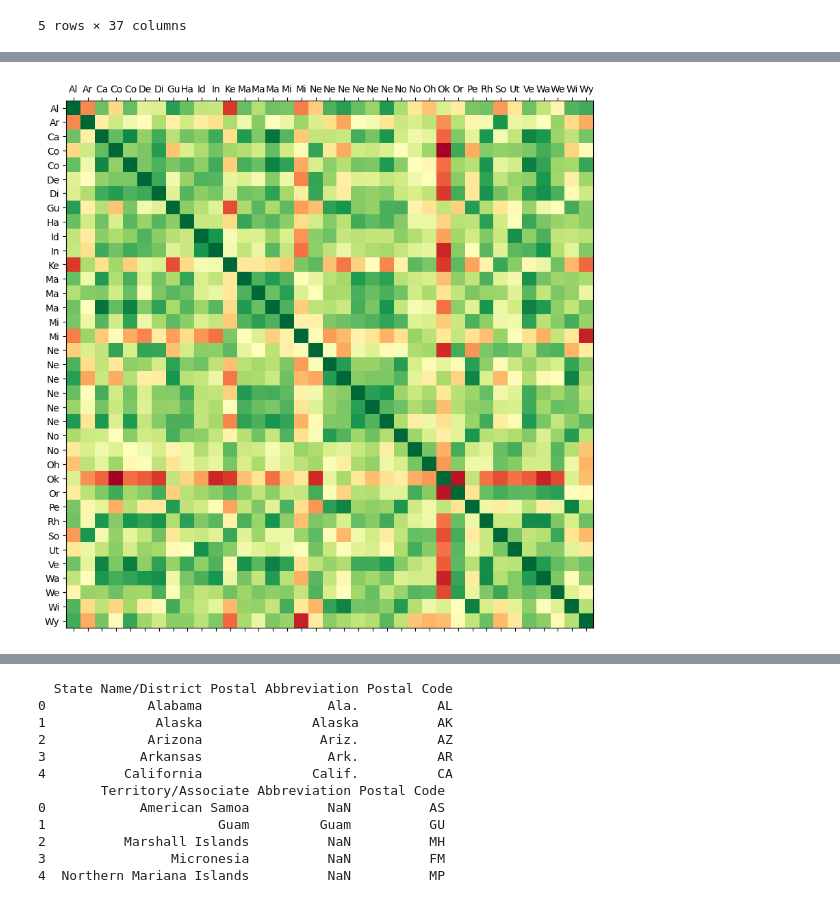
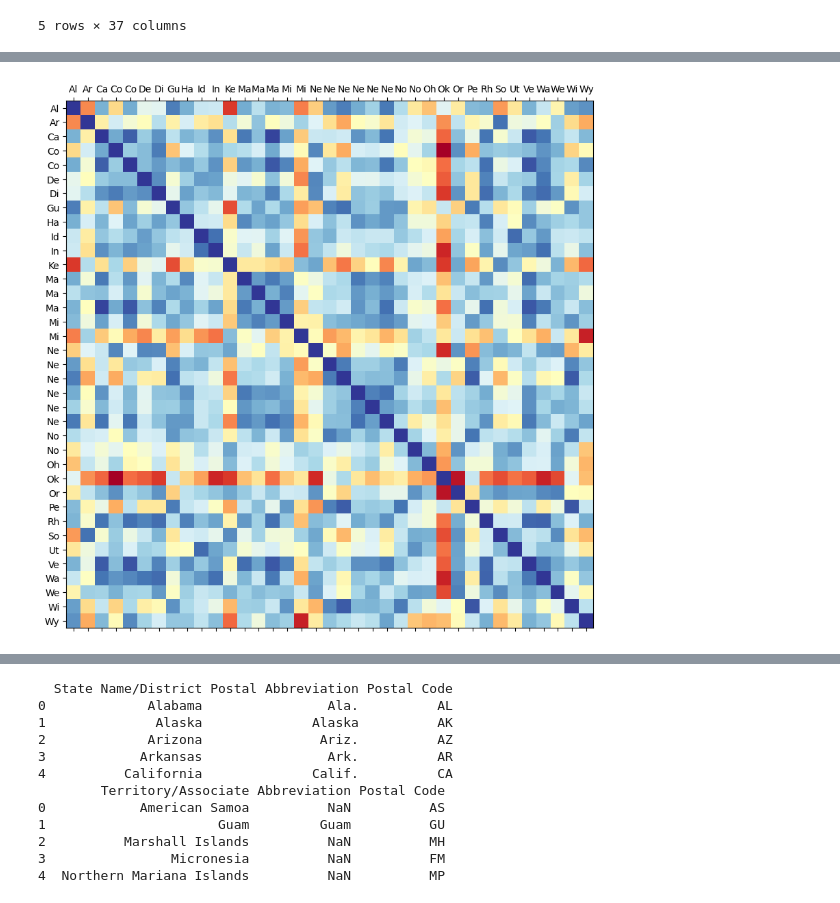
Before and after one commit to zkhan122/ai-ml-da, a Jupyter notebook: pandas-learn/basics/us_min_wage_analysis_4.ipynb, the cells around one changed output, grey strips where cells are left out. Drawn from its saved outputs; the diff is of its cells as text; code cells hidden in the pictures.

Commit message:
push updates - min wage correlation plot

```diff
--- a/pandas-learn/basics/us_min_wage_analysis_4.ipynb
+++ b/pandas-learn/basics/us_min_wage_analysis_4.ipynb
@@ -2,28 +7,25 @@
 import pandas as pd
 import numpy as np
 
-df = pd.read_csv("../datasets/Minimum Wage Data.csv", encoding="utf-8")
+df = pd.read_csv("../datasets/minwage.csv")
 
 actual_min_wage = pd.DataFrame()
 
 for name, group in df.groupby("State"):
     if actual_min_wage.empty:
         actual_min_wage = group.set_index("Year")[ ["State.Minimum.Wage.2020.Dollars"] ].rename(
-            columns={"State.Minimum.Wage.2020.Dollars" : name}
-        )
+            columns={"State.Minimum.Wage.2020.Dollars" : str(name) + " Min Wage"})
     else:
-        actual_min_wage = actual_min_wage.join(group.set_index("Year")
-            [ ["State.Minimum.Wage.2020.Dollars"] ].rename(
-            columns={"State.Minimum.Wage.2020.Dollars" : str(name) + " Min Wage"}
-        ))
+        actual_min_wage = actual_min_wage.join(
+            group.set_index("Year")[ ["State.Minimum.Wage.2020.Dollars"]].rename(
+                columns={"State.Minimum.Wage.2020.Dollars" : str(name) + " Min Wage"}))
 
-# actual_min_wage.head()
+actual_min_wage.head()
 
-min_wage_corr = actual_min_wage.replace(0, np.NaN).dropna(axis=1).corr()
-
+# create a correlation df
+min_wage_corr = actual_min_wage.replace(0, np.NaN)
+min_wage_corr = min_wage_corr.dropna(axis=1).corr() # axis = 1 (1 for N/A cols)
 min_wage_corr.head()
-
-# as we can see, we then get the correlation between each of the state min wages
 # %% [output]
 |  | Alaska Min Wage | Arkansas Min Wage | California Min Wage | Colorado Min Wage | Connecticut Min Wage | ... |
 | Alaska Min Wage | 1.000000 | -0.332127 | 0.622245 | -0.078678 | 0.646909 | ... |
@@ -44,21 +75,17 @@ plt.matshow(min_wage_corr)
 # %%
-
-labels = [col[:2] for col in min_wage_corr.columns]
-
+labels = [c[:2] for c in min_wage_corr.columns]
 fig = plt.figure(figsize=(10, 10))
 ax = fig.add_subplot(111)
-ax.matshow(min_wage_corr, cmap=plt.cm.RdYlGn)
 
+# reset the plot
+ax.matshow(min_wage_corr, cmap=plt.cm.RdYlBu)
+
+# setting the labels
 ax.set_xticks(np.arange(len(labels)))
 ax.set_yticks(np.arange(len(labels)))
-
 ax.set_xticklabels(labels)
 ax.set_yticklabels(labels)
 
-plt.savefig("stateMinWag_Corr.jpg")
-
 plt.show()
-
-plt.close(fig)
 # %% [output]
-[figure, old version]
+[figure, new version]
```
Also changed, not shown: parts of 19 cells of this notebook, 4 other files.
